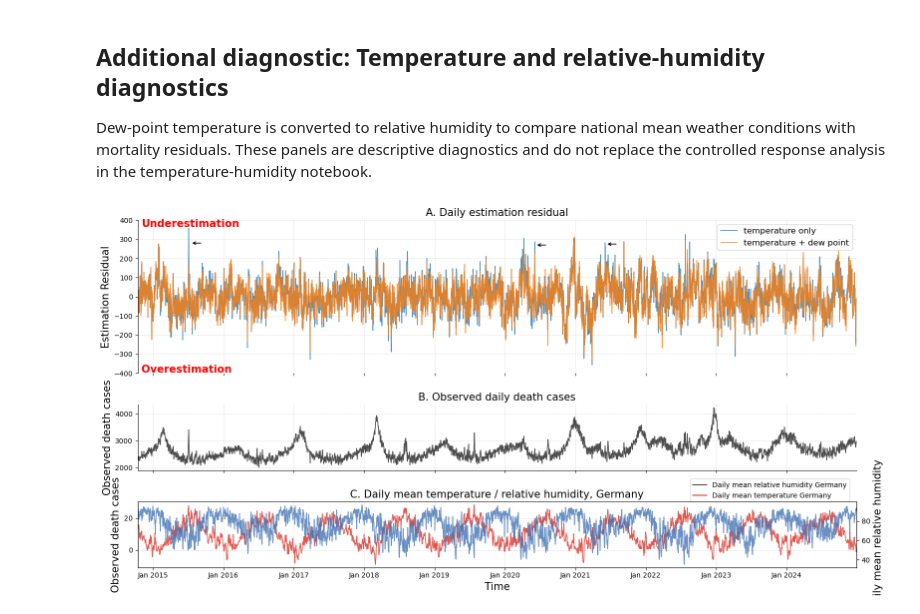
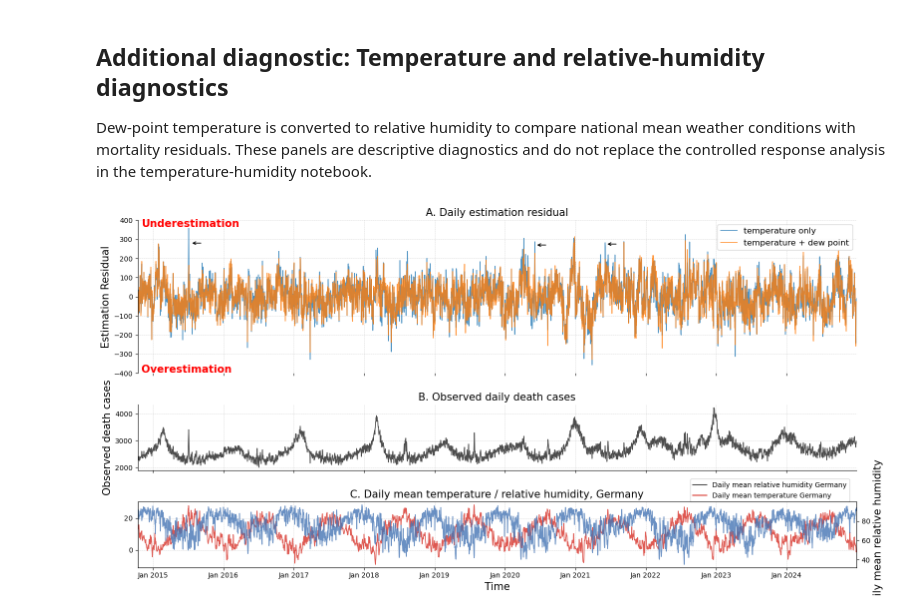
Before and after one commit to ClimSocAna/sari-weather-mortality, a Jupyter notebook: notebooks/05_daily_residual_diagnostics.ipynb, the cells around one changed output. Drawn from its saved outputs; the diff is of its cells as text; code cells hidden in the pictures.

```diff
--- a/notebooks/05_daily_residual_diagnostics.ipynb
+++ b/notebooks/05_daily_residual_diagnostics.ipynb
@@ -378,36 +378,35 @@ ax_twin.set_ylabel('Daily mean relative humidity', fontsize=15)
 
 ax3.grid(True, axis='both', ls='--', lw=0.5, alpha=0.6)
 ax3.spines['top'].set_visible(False)
-ax3.set_ylabel('Observed death cases', fontsize=15)
 ax3.set_title('C. Daily mean temperature / relative humidity, Germany', fontsize=15)
 
 
 axes[2].set_xlabel('Time', fontsize=15)
 visible_ticks = [(tick, f"Jan {year}") for year, tick in enumerate(ticks, start=2015) if tick < xmax]
 axes[2].set_xticks([tick for tick, _ in visible_ticks], [label for _, label in visible_ticks])
 
 custom_lines = [
     Line2D([0], [0], color="0.3", linestyle="-"),
     Line2D([0], [0], color="#D73027", linestyle="-"),
 ]
 
 legend_labels = [
     "Daily mean relative humidity Germany",
     "Daily mean temperature Germany",
 ]
 
 
 # 线型 legend（Registered / Baseline）放在左上角第一幅图
 axes[2].legend(
     custom_lines,
     legend_labels,
     loc="upper right",
     fontsize=10,
     bbox_to_anchor=(0.995, 1.4),
 )
 
 plt.tight_layout()
 # plt.savefig("comparison_tas_dew_point.png", dpi=300, bbox_inches='tight')
 # plt.show()
 # %% [output]
-[figure, old version]
+[figure, new version]
```
